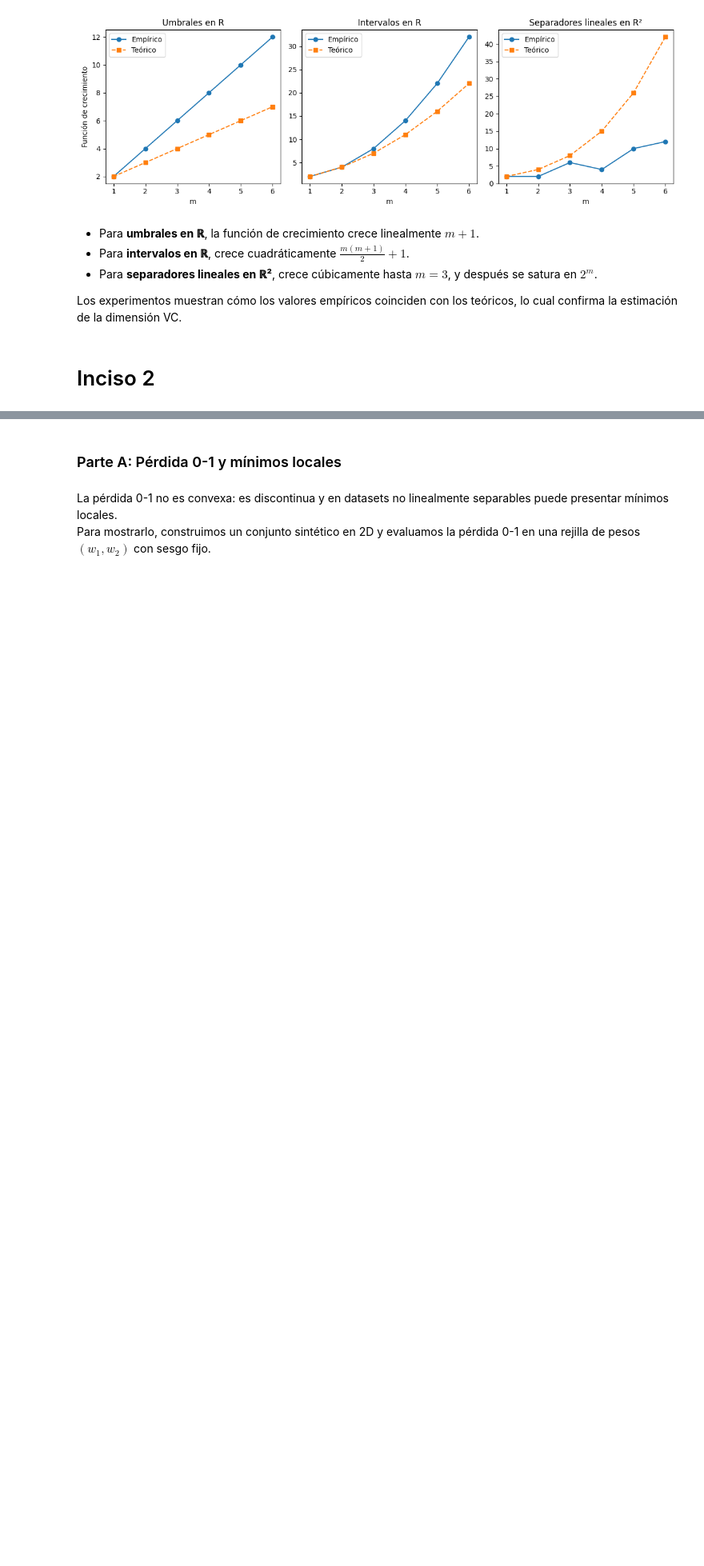
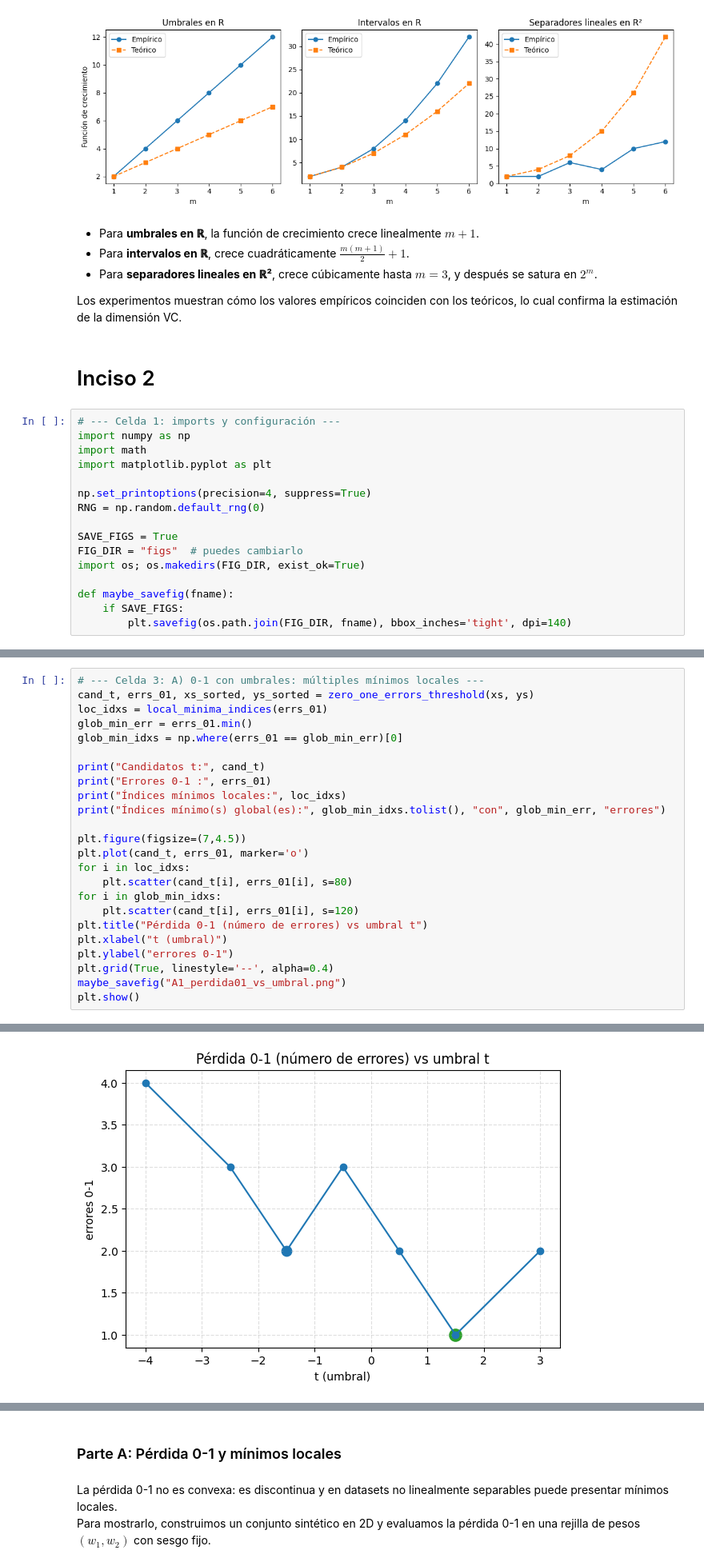
Before and after one commit to 1Enrique9/Ciencia-de-Datos, a Jupyter notebook: 7mo/Aprendizaje_automatico/Tareas/T2/Codigo.ipynb, the cells around one changed output, grey strips where cells are left out. Shown: that part at 80% size. Cells and saved outputs as stored; diff of their text form; blank space fills up the shorter version.

```diff
--- a/7mo/Aprendizaje_automatico/Tareas/T2/Codigo.ipynb
+++ b/7mo/Aprendizaje_automatico/Tareas/T2/Codigo.ipynb
@@ -155,3 +410,19 @@ plt.show()
 Los experimentos muestran cómo los valores empíricos coinciden con los teóricos, lo cual confirma la estimación de la dimensión VC.
 # %% [markdown]
 # Inciso 2
+# %%
+# --- Celda 1: imports y configuración ---
+import numpy as np
+import math
+import matplotlib.pyplot as plt
+
+np.set_printoptions(precision=4, suppress=True)
+RNG = np.random.default_rng(0)
+
+SAVE_FIGS = True
+FIG_DIR = "figs"  # puedes cambiarlo
+import os; os.makedirs(FIG_DIR, exist_ok=True)
+
+def maybe_savefig(fname):
+    if SAVE_FIGS:
+        plt.savefig(os.path.join(FIG_DIR, fname), bbox_inches='tight', dpi=140)
@@ -157,0 +463,25 @@ Los experimentos muestran cómo los valores empíricos coinciden con los teóric
+# %%
+# --- Celda 3: A) 0-1 con umbrales: múltiples mínimos locales ---
+cand_t, errs_01, xs_sorted, ys_sorted = zero_one_errors_threshold(xs, ys)
+loc_idxs = local_minima_indices(errs_01)
+glob_min_err = errs_01.min()
+glob_min_idxs = np.where(errs_01 == glob_min_err)[0]
+
+print("Candidatos t:", cand_t)
+print("Errores 0-1 :", errs_01)
+print("Índices mínimos locales:", loc_idxs)
+print("Índices mínimo(s) global(es):", glob_min_idxs.tolist(), "con", glob_min_err, "errores")
+
+plt.figure(figsize=(7,4.5))
+plt.plot(cand_t, errs_01, marker='o')
+for i in loc_idxs:
+    plt.scatter(cand_t[i], errs_01[i], s=80)
+for i in glob_min_idxs:
+    plt.scatter(cand_t[i], errs_01[i], s=120)
+plt.title("Pérdida 0-1 (número de errores) vs umbral t")
+plt.xlabel("t (umbral)")
+plt.ylabel("errores 0-1")
+plt.grid(True, linestyle='--', alpha=0.4)
+maybe_savefig("A1_perdida01_vs_umbral.png")
+plt.show()
+# %% [output]
@@ -157,0 +492 @@ Los experimentos muestran cómo los valores empíricos coinciden con los teóric
+[figure, added]
```
Also changed, not shown: parts of 5 cells of this notebook, 10 other files.
